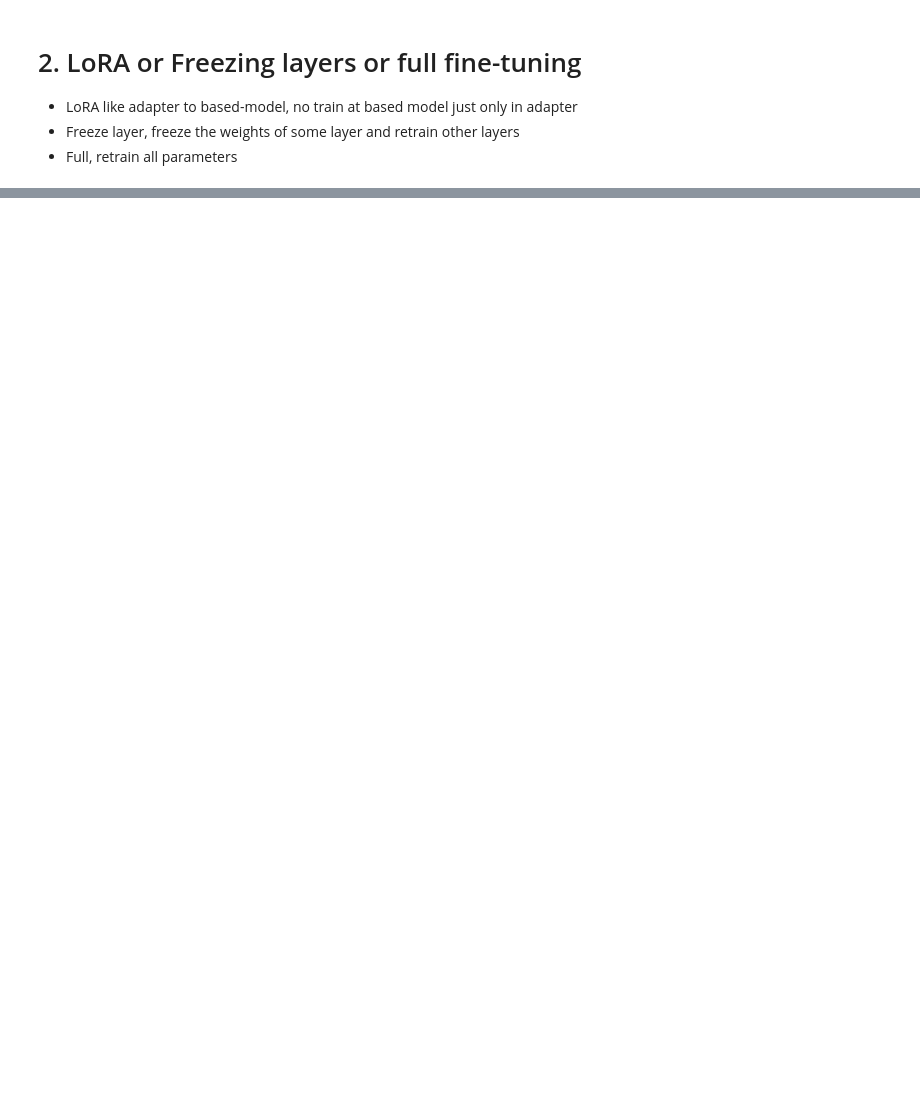
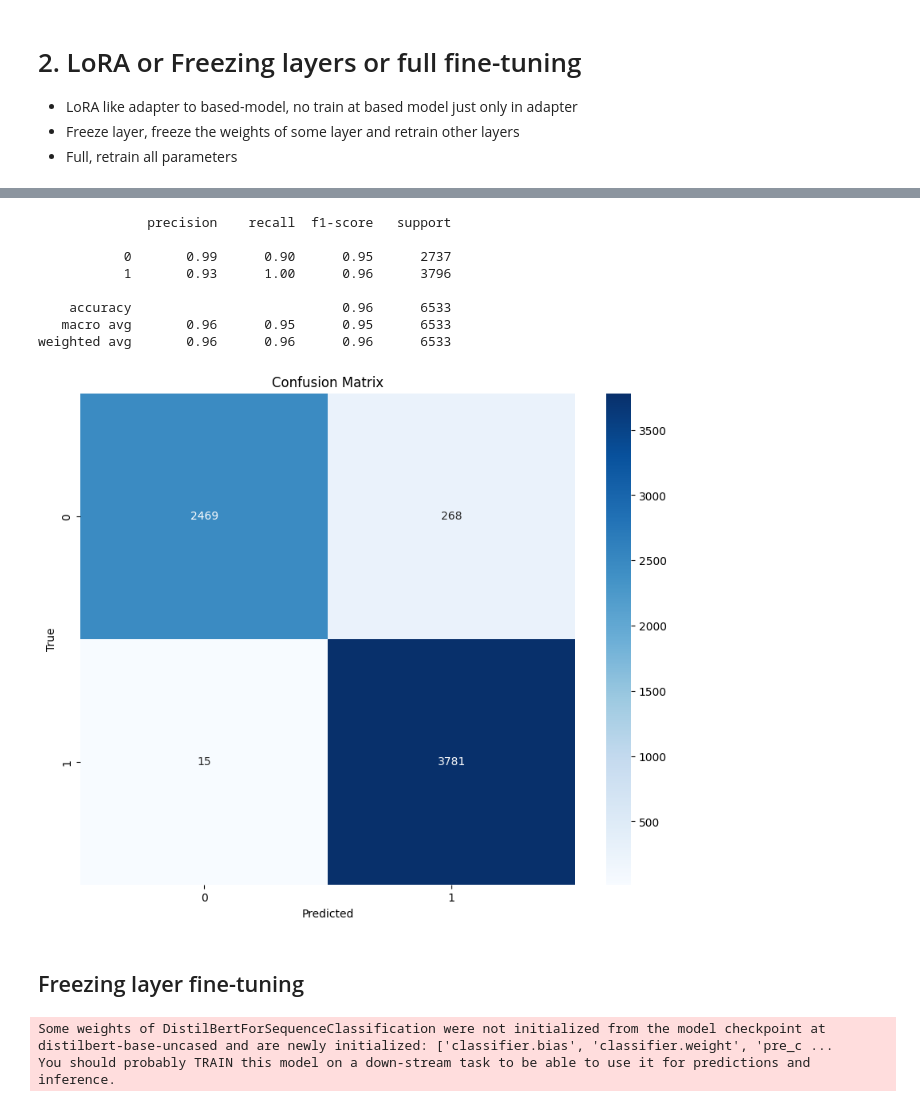
Before and after one commit to Sirapop12345/sp, a Jupyter notebook: Testing Fine-tuning & Data Preparation.ipynb, the cells around one changed output, grey strips where cells are left out. Saved outputs shown, nothing was run; the diff lists cells and outputs as text; code cells hidden in the pictures; blank space fills up the shorter version.

Commit message:
Kaggle Notebook | Testing Fine-tuning & Data Preparation method | Version 3

```diff
--- a/Testing Fine-tuning & Data Preparation.ipynb
+++ b/Testing Fine-tuning & Data Preparation.ipynb
@@ -1602,4 +1637,4 @@ print('training set = {} records, test_vali set= {} records'.format(y_train.shap
 # %%
-'''X_valid, X_test, y_valid, y_test = train_test_split(X_valid_test, y_valid_test, test_size = 0.5, random_state = 192024,stratify = y_valid_test)
+X_valid, X_test, y_valid, y_test = train_test_split(X_valid_test, y_valid_test, test_size = 0.5, random_state = 1234,stratify = y_valid_test)
 print('validation set = {} records, test set= {} records'.format(X_valid.shape[0],X_test.shape[0]))
-print('validation set = {} records, test set= {} records'.format(y_valid.shape[0],y_test.shape[0]))'''
+print('validation set = {} records, test set= {} records'.format(y_valid.shape[0],y_test.shape[0]))
@@ -1605,0 +1760,61 @@ print('validation set = {} records, test set= {} records'.format(y_valid.shape[0
+# %%
+import torch
+import numpy as np
+
+model.eval()  # Set the model to evaluation mode
+all_predictions = []
+all_true_labels = []
+
+with torch.no_grad():
+    for batch in test_loader:
+        input_ids = batch['input_ids'].to(device)
+        attention_mask = batch['attention_mask'].to(device)
+        labels = batch['labels'].to(device)
+
+        outputs = model(input_ids, attention_mask=attention_mask)
+        _, predictions = torch.max(outputs.logits, dim=1)
+
+        all_predictions.extend(predictions.cpu().numpy())
+        all_true_labels.extend(labels.cpu().numpy())
+
+# Convert to numpy arrays
+y_pred = np.array(all_predictions)
+y_true = np.array(all_true_labels)
+# %%
+from sklearn.metrics import classification_report, confusion_matrix
+import seaborn as sns
+import matplotlib.pyplot as plt
+
+# Print classification report
+print(classification_report(y_true, y_pred))
+
+# Create confusion matrix
+cm = confusion_matrix(y_true, y_pred)
+
+# Plot confusion matrix
+plt.figure(figsize=(10, 8))
+sns.heatmap(cm, annot=True, fmt='d', cmap='Blues')
+plt.xlabel('Predicted')
+plt.ylabel('True')
+plt.title('Confusion Matrix')
+plt.show()
+# %% [output]
+              precision    recall  f1-score   support
+
+           0       0.99      0.90      0.95      2737
+           1       0.93      1.00      0.96      3796
+
+    accuracy                           0.96      6533
+   macro avg       0.96      0.95      0.95      6533
+weighted avg       0.96      0.96      0.96      6533
+[figure, added]
+# %% [markdown]
+## Freezing layer fine-tuning
+# %%
+from transformers import AutoModelForSequenceClassification, TrainingArguments, Trainer,AutoTokenizer
+
+model = AutoModelForSequenceClassification.from_pretrained("distilbert-base-uncased", num_labels=2)
+tokenizer = AutoTokenizer.from_pretrained("distilbert-base-uncased")
+# %% [output]
+Some weights of DistilBertForSequenceClassification were not initialized from the model checkpoint at distilbert-base-uncased and are newly initialized: ['classifier.bias', 'classifier.weight', 'pre_c ...
+You should probably TRAIN this model on a down-stream task to be able to use it for predictions and inference.
```
Also changed, not shown: parts of 32 cells of this notebook.
